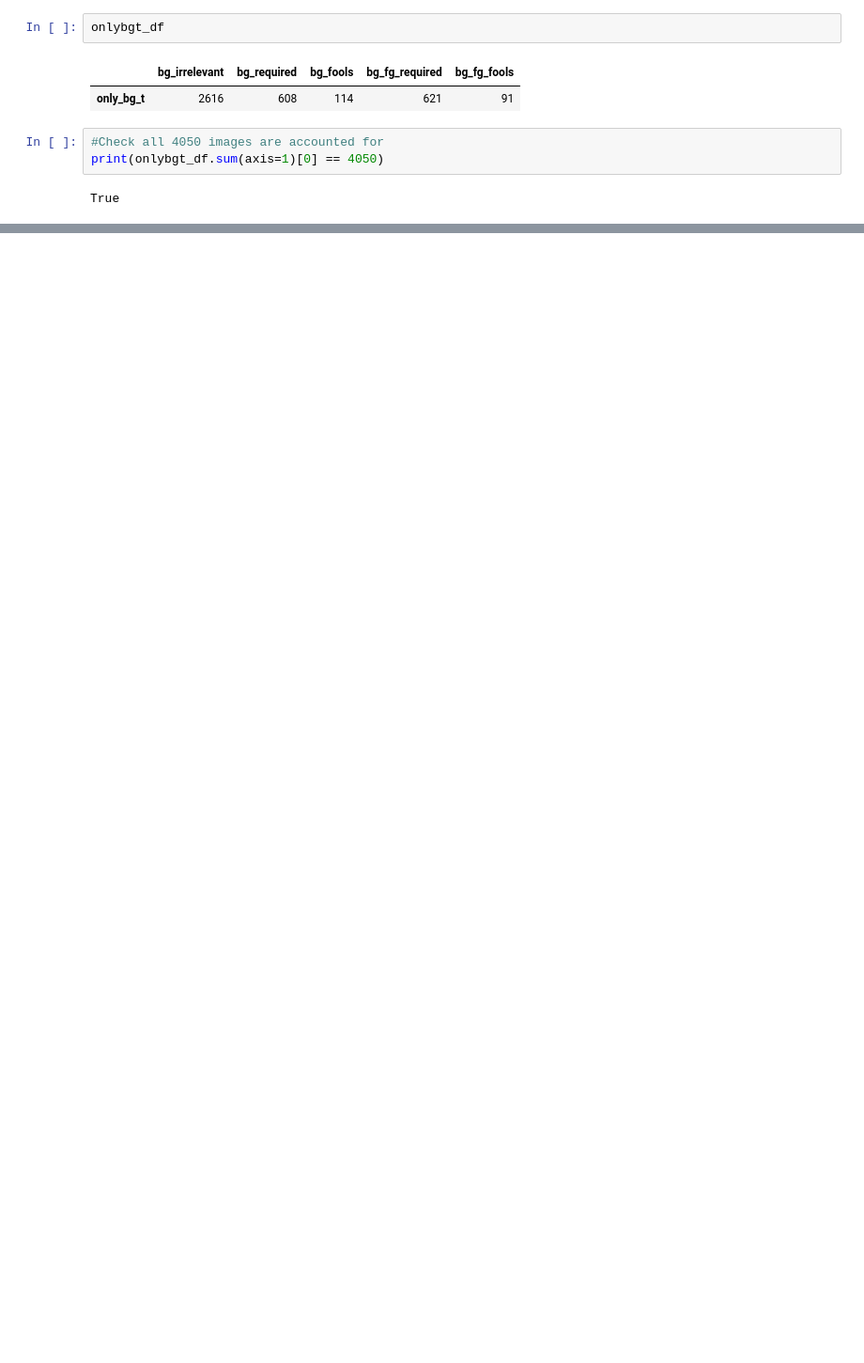
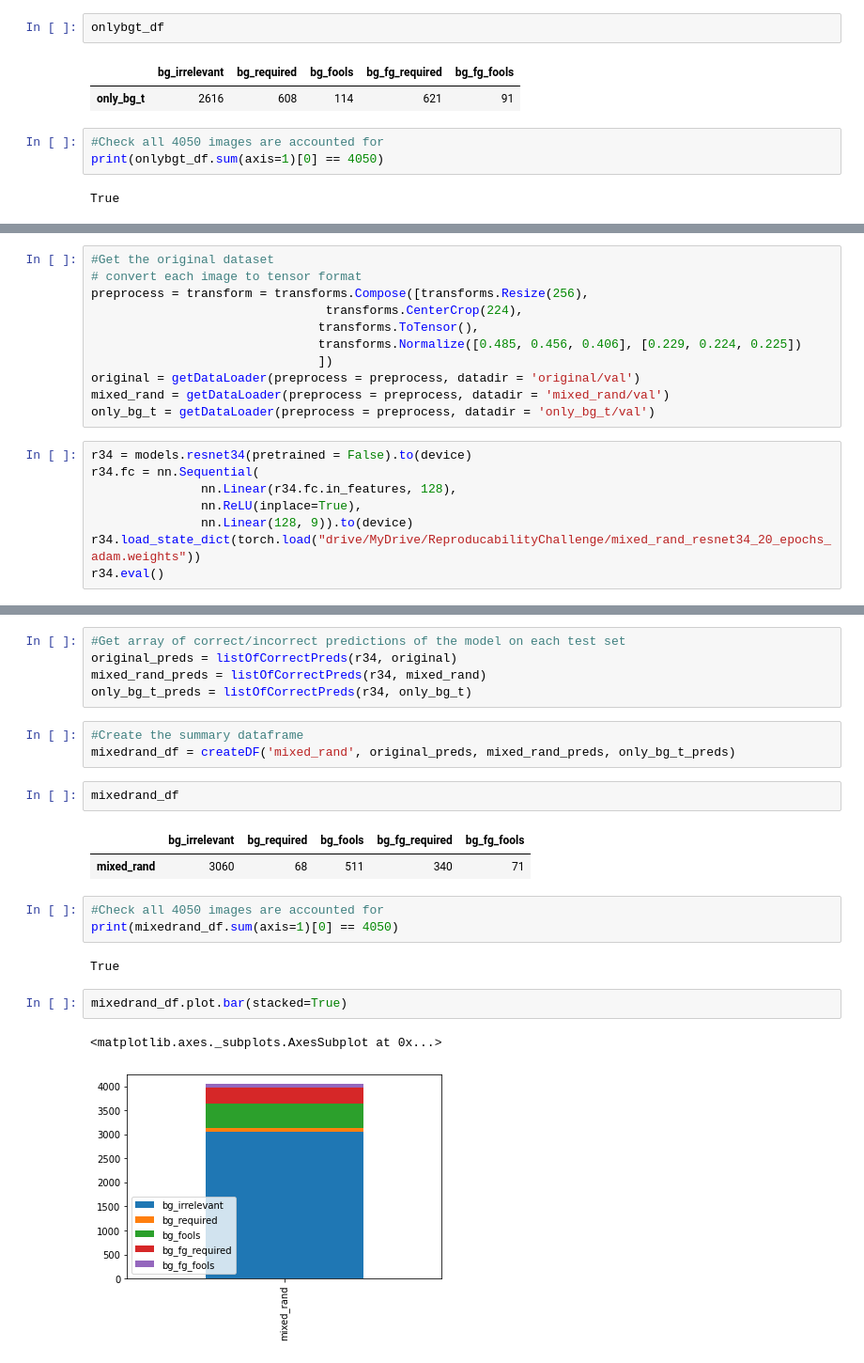
Before and after one commit to ixiaopan/GroupWork, a Jupyter notebook: Deep Learning/Figure7.ipynb, the cells around one changed output, grey strips where cells are left out. Shown at 94% size. Drawn from its saved outputs; the diff is of its cells as text; blank space fills up the shorter version.

Commit message:
Added Fig7 mixedrand

```diff
--- a/Deep Learning/Figure7.ipynb
+++ b/Deep Learning/Figure7.ipynb
@@ -158,0 +156,19 @@ df_sum.plot.bar(stacked=True)
+# %%
+#Get the original dataset
+# convert each image to tensor format
+preprocess = transform = transforms.Compose([transforms.Resize(256),
+                                transforms.CenterCrop(224),
+                               transforms.ToTensor(),
+                               transforms.Normalize([0.485, 0.456, 0.406], [0.229, 0.224, 0.225])
+                               ])
+original = getDataLoader(preprocess = preprocess, datadir = 'original/val')
+mixed_rand = getDataLoader(preprocess = preprocess, datadir = 'mixed_rand/val')
+only_bg_t = getDataLoader(preprocess = preprocess, datadir = 'only_bg_t/val')
+# %%
+r34 = models.resnet34(pretrained = False).to(device)
+r34.fc = nn.Sequential(
+               nn.Linear(r34.fc.in_features, 128),
+               nn.ReLU(inplace=True),
+               nn.Linear(128, 9)).to(device)
+r34.load_state_dict(torch.load("drive/MyDrive/ReproducabilityChallenge/mixed_rand_resnet34_20_epochs_adam.weights"))
+r34.eval()
@@ -158,0 +179,23 @@ df_sum.plot.bar(stacked=True)
+# %%
+#Get array of correct/incorrect predictions of the model on each test set
+original_preds = listOfCorrectPreds(r34, original)
+mixed_rand_preds = listOfCorrectPreds(r34, mixed_rand)
+only_bg_t_preds = listOfCorrectPreds(r34, only_bg_t)
+# %%
+#Create the summary dataframe
+mixedrand_df = createDF('mixed_rand', original_preds, mixed_rand_preds, only_bg_t_preds)
+# %%
+mixedrand_df
+# %% [output]
+|  | bg_irrelevant | bg_required | bg_fools | bg_fg_required | bg_fg_fools |
+| mixed_rand | 3060 | 68 | 511 | 340 | 71 |
+# %%
+#Check all 4050 images are accounted for
+print(mixedrand_df.sum(axis=1)[0] == 4050)
+# %% [output]
+True
+# %%
+mixedrand_df.plot.bar(stacked=True)
+# %% [output]
+<matplotlib.axes._subplots.AxesSubplot at 0x...>
+[figure, added]
```
Also changed, not shown: parts of 9 cells of this notebook.
